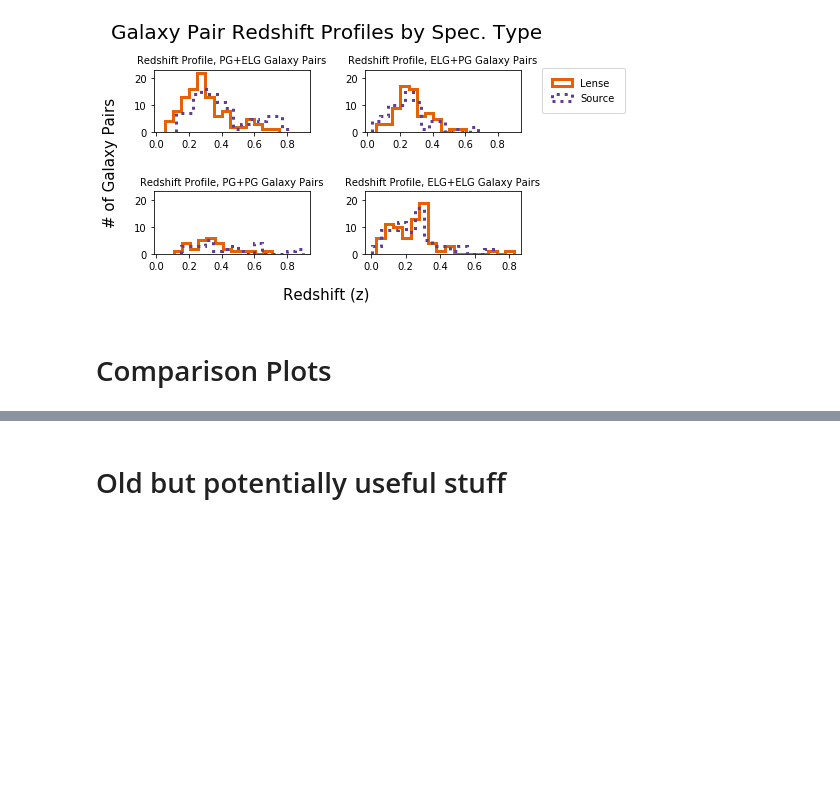
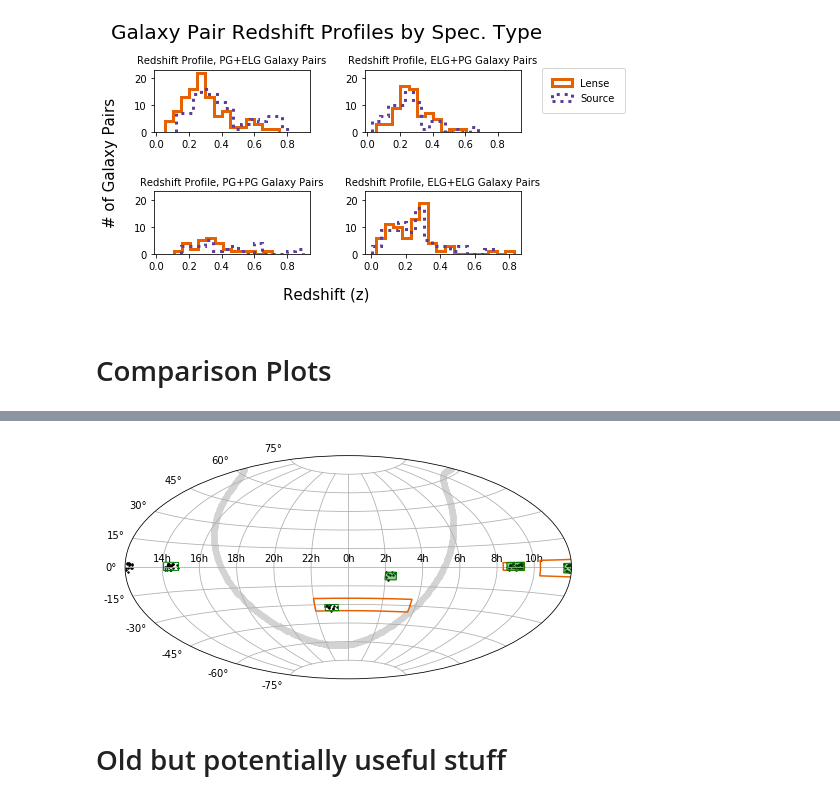
Before and after one commit to beckysteele/python_playground, a Jupyter notebook: strong_lensing_research/Research Plots (Becky).ipynb, the cells around one changed output, grey strips where cells are left out. Saved outputs shown, nothing was run; the diff lists cells and outputs as text; code cells hidden in the pictures; blank space fills up the shorter version.

```diff
--- a/strong_lensing_research/Research Plots (Becky).ipynb
+++ b/strong_lensing_research/Research Plots (Becky).ipynb
@@ -511,3 +569,86 @@ plt.show()
+# %%
+#----------------------------------------------------------------------
+# Holwerda et al. (2015) PG+ELG candidates vs. KiDS, WISE, GAMA Surveys
+#----------------------------------------------------------------------
+
+# Read in ascii format, filter by PG+ELG pairs only
+holwerda15_all_pairs = ap.io.ascii.read('data/holwerda15.csv')
+holwerda15_pg_elg_pairs = holwerda15_all_pairs[holwerda15_all_pairs["spec_type"] == "PG+ELG"]
+
+# Assign RA, Dec with proper units and wrap angle
+holwerda15_ra = coord.Angle(holwerda15_pg_elg_pairs["ra"]*u.degree)
+holwerda15_ra = holwerda15_ra.wrap_at(180*u.degree)
+holwerda15_dec = coord.Angle(holwerda15_pg_elg_pairs["dec"]*u.degree)
+
+# Set up box areas for KiDS North surveys 1 & 2, and KiDS South (Source: https://arxiv.org/pdf/1507.00742.pdf)
+kids_n1x = np.array([240*np.pi/180,240*np.pi/180,155*np.pi/180,155*np.pi/180,240*np.pi/180,240*np.pi/180])
+kids_n1y = np.array([0,4*np.pi/180,4*np.pi/180,-5*np.pi/180,-5*np.pi/180,0])
+
+kids_n2x = np.array([142*np.pi/180,142*np.pi/180,125*np.pi/180,125*np.pi/180,142*np.pi/180,142*np.pi/180])
+kids_n2y = np.array([0,3*np.pi/180,3*np.pi/180,-2*np.pi/180,-2*np.pi/180,0])
+
+kids_sx = np.array([55*np.pi/180,55*np.pi/180,-30*np.pi/180,-30*np.pi/180,55*np.pi/180,55*np.pi/180])
+kids_sy = np.array([-30*np.pi/180,-25*np.pi/180,-25*np.pi/180,-35*np.pi/180,-35*np.pi/180,-30*np.pi/180])
+
+# Set up box areas for GAMA survey (http://www.astro.ljmu.ac.uk/~ikb/research/gama_fields/)
+gama_02x = np.array([30*np.pi/180,30*np.pi/180,39*np.pi/180,39*np.pi/180,30*np.pi/180,30*np.pi/180])
+gama_02y = np.array([-8*np.pi/180,-4*np.pi/180,-4*np.pi/180,-10*np.pi/180,-10*np.pi/180,-8*np.pi/180,])
+
+gama_09x = np.array([128*np.pi/180,128*np.pi/180,142*np.pi/180,142*np.pi/180,128*np.pi/180,128*np.pi/180])
+gama_09y = np.array([0,3*np.pi/180,3*np.pi/180,-2*np.pi/180,-2*np.pi/180,0])
+
+gama_12x = np.array([174*np.pi/180,174*np.pi/180,186*np.pi/180,186*np.pi/180,174*np.pi/180,174*np.pi/180])
+gama_12y = np.array([0,2*np.pi/180,2*np.pi/180,-3*np.pi/180,-3*np.pi/180,0])
+
+gama_15x = np.array([-149*np.pi/180,-149*np.pi/180,-137*np.pi/180,-137*np.pi/180,-149*np.pi/180,-149*np.pi/180])
+gama_15y = np.array([0,3*np.pi/180,3*np.pi/180,-2*np.pi/180,-2*np.pi/180,0])
+# print(gama_15y)
+
+
+gama_23x = np.array([-21*np.pi/180,-21*np.pi/180,-9*np.pi/180,-9*np.pi/180,-21*np.pi/180,-21*np.pi/180])
+gama_23y = np.array([-32*np.pi/180,-30*np.pi/180,-30*np.pi/180,-35*np.pi/180,-35*np.pi/180,-32*np.pi/180])
+
+fig = plt.figure(figsize=(8,6))
+ax = fig.add_subplot(111, projection="aitoff")
+ax.scatter(holwerda15_ra.radian, holwerda15_dec.radian,color='#000000',s=2)
+# ax.set_xticklabels(['23h','21h','19h','17h','15h','13h','11h','9h','7h','5h','3h','1h'])
+ax.set_xticklabels(['14h','16h','18h','20h','22h','0h','2h','4h','6h','8h','10h'])
+ax.grid(True)
+
+# Plot KiDS survey areas
+ax.plot(kids_n1x,kids_n1y,color='#e66101')
+ax.plot(kids_n2x,kids_n2y,color='#e66101')
+ax.plot(kids_sx,kids_sy,color='#e66101')
+
+# Plot GAMA survey areas
+ax.plot(gama_02x,gama_02y,color='green',linewidth=1)
+ax.fill(gama_02x,gama_02y,color='green',alpha=0.4)
+ax.plot(gama_09x,gama_09y,color='green',linewidth=1)
+ax.fill(gama_09x,gama_09y,color='green',alpha=0.4)
+ax.plot(gama_12x,gama_12y,color='green',linewidth=1)
+ax.fill(gama_12x,gama_12y,color='green',alpha=0.4)
+ax.plot(gama_15x,gama_15y,color='green',linewidth=1) # Don't see this one! Where'd it go?
+ax.plot(gama_23x,gama_23y,color='green',linewidth=1) # Don't see this one! Where'd it go?
+
+# Plotting the galactic plane (Source: http://balbuceosastropy.blogspot.com/2013/09/the-mollweide-projection.html)
+
+lon_array = np.arange(0,360)
+lat = 0.
+eq_array = np.zeros((360,2))
+for lon in lon_array:
+    ga = ephem.Galactic(np.radians(lon), np.radians(lat))
+    eq = ephem.Equatorial(ga)
+    eq_array[lon] = np.degrees(eq.get())
+gal_ra = eq_array[:,0]
+gal_dec = eq_array[:,1]
+x = np.remainder(gal_ra+360-180,360) # shift RA values
+ind = x>180
+x[ind] -=360    # scale conversion to [-180, 180]
+x=-x
+ax.scatter(np.radians(x),np.radians(gal_dec),color="lightgray",marker='p')
+plt.savefig('2D_sky_map.png',dpi=1000)
+# %% [output]
+[figure, added]
 # %% [markdown]
 # Old but potentially useful stuff
 # %%
```
Also changed, not shown: parts of 8 cells of this notebook, 3 other files.
